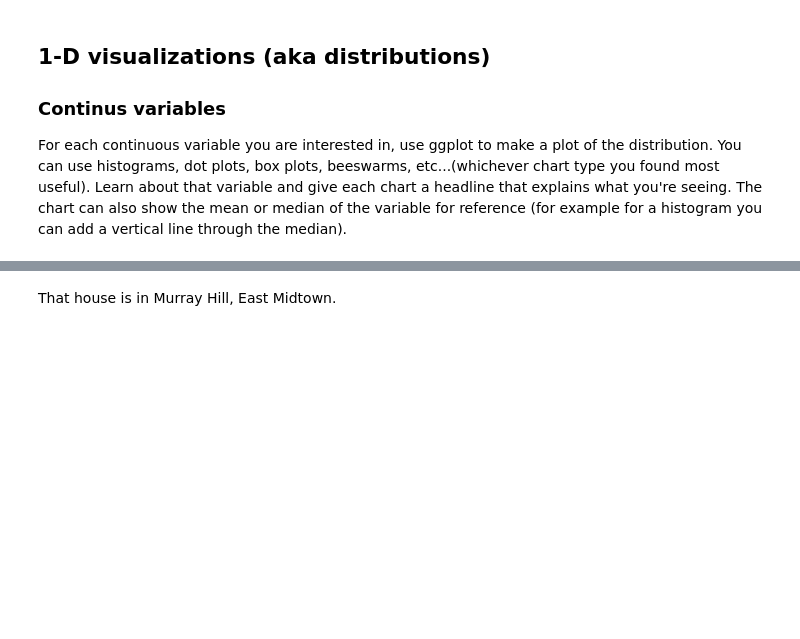
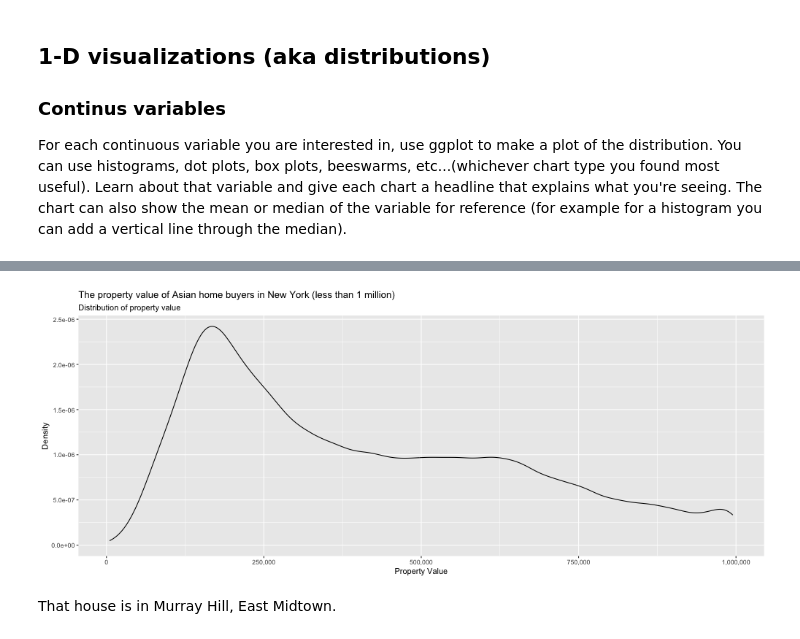
Before and after one commit to data4news-students/connect-to-census-thomastaoli, a Jupyter notebook: distributions_and_t_test.ipynb, the cells around one changed output, grey strips where cells are left out. Saved outputs shown, nothing was run; the diff lists cells and outputs as text; code cells hidden in the pictures; blank space fills up the shorter version.

```diff
--- a/distributions_and_t_test.ipynb
+++ b/distributions_and_t_test.ipynb
@@ -245,3 +228,17 @@ df %>%
+# %%
+%%R -w 1000 -h 400
+
+# Use ggplot to visualize the distribution of property value using density curve and convert the amount from scientific notation to standard notation (only include property value less than 25 million)
+
+df %>%
+    filter(!is.na(property_value) & property_value < 1000000) %>%
+    ggplot(aes(x = property_value)) +
+    geom_density() +
+    scale_x_continuous(labels = scales::comma) +
+    labs(title = "The property value of Asian home buyers in New York (less than 1 million)",
+         subtitle = "Distribution of property value", x = "Property Value", y = "Density")
+# %% [output]
+[figure, added]
 # %% [markdown]
 That house is in Murray Hill, East Midtown.
 # %%
```
Also changed, not shown: parts of 19 cells of this notebook, 1 other file.
